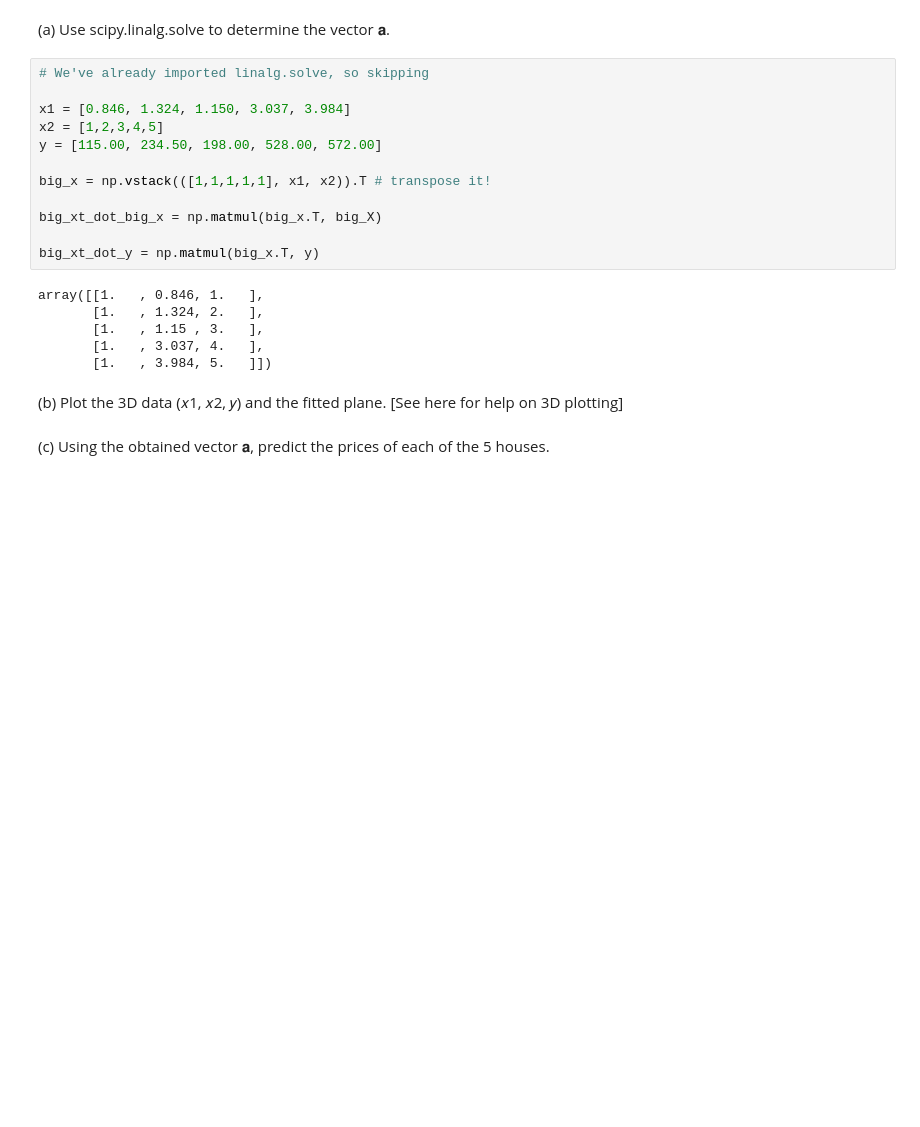
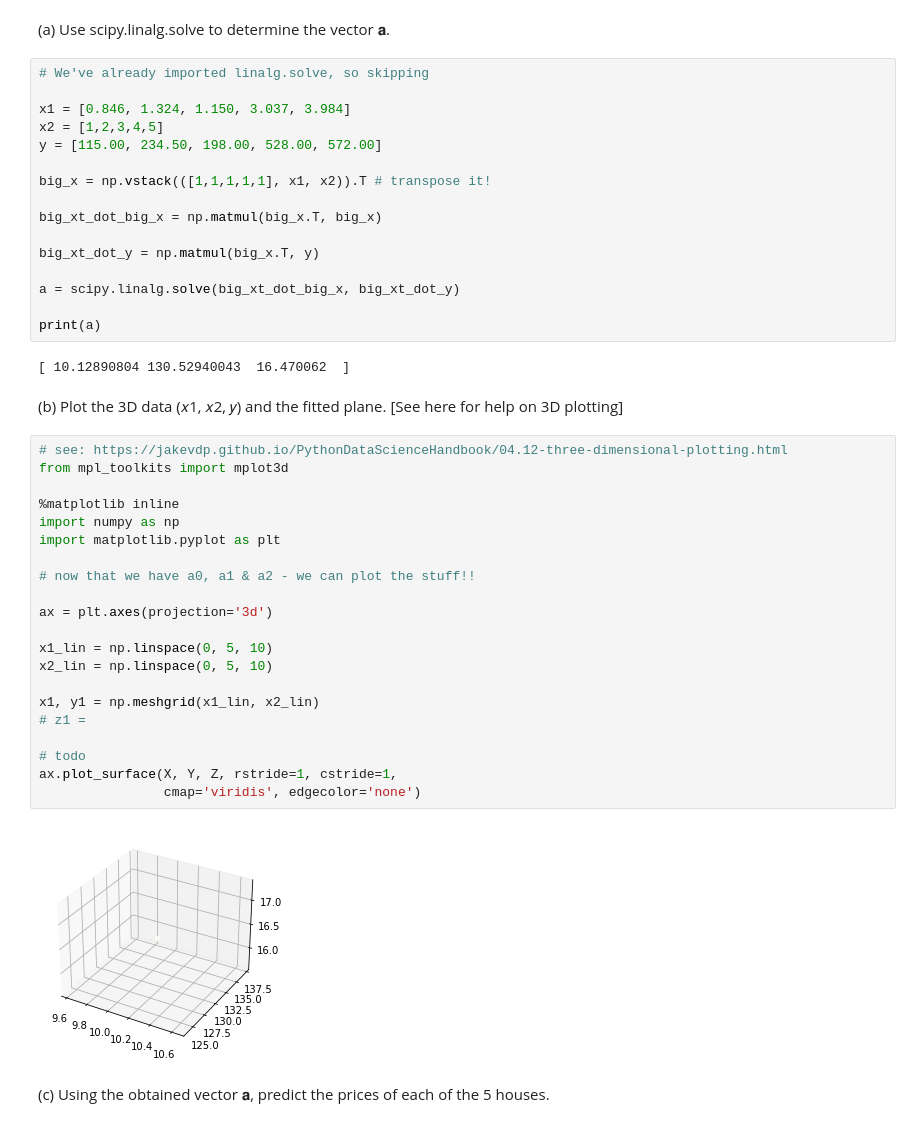
Before and after one commit to RealDyllon/cz1104, a Jupyter notebook: labs/lab1/Lab1_Solution.ipynb, the cells around one changed output. Saved outputs shown, nothing was run; the diff lists cells and outputs as text; blank space fills up the shorter version.

```diff
--- a/labs/lab1/Lab1_Solution.ipynb
+++ b/labs/lab1/Lab1_Solution.ipynb
@@ -222,17 +222,40 @@ y = [115.00, 234.50, 198.00, 528.00, 572.00]
 
 big_x = np.vstack(([1,1,1,1,1], x1, x2)).T # transpose it!
 
-big_xt_dot_big_x = np.matmul(big_x.T, big_X)
+big_xt_dot_big_x = np.matmul(big_x.T, big_x)
 
 big_xt_dot_y = np.matmul(big_x.T, y)
+
+a = scipy.linalg.solve(big_xt_dot_big_x, big_xt_dot_y)
+
+print(a)
 # %% [output]
-array([[1.   , 0.846, 1.   ],
-       [1.   , 1.324, 2.   ],
-       [1.   , 1.15 , 3.   ],
-       [1.   , 3.037, 4.   ],
-       [1.   , 3.984, 5.   ]])
+[ 10.12890804 130.52940043  16.470062  ]
 # %% [markdown]
 (b) Plot the 3D data (𝑥1, 𝑥2, 𝑦) and the fitted plane. [See here for help on 3D plotting]
+# %%
+# see: https://jakevdp.github.io/PythonDataScienceHandbook/04.12-three-dimensional-plotting.html
+from mpl_toolkits import mplot3d
+
+%matplotlib inline
+import numpy as np
+import matplotlib.pyplot as plt
+
+# now that we have a0, a1 & a2 - we can plot the stuff!!
+
+ax = plt.axes(projection='3d')
+
+x1_lin = np.linspace(0, 5, 10)
+x2_lin = np.linspace(0, 5, 10)
+
+x1, y1 = np.meshgrid(x1_lin, x2_lin)
+# z1 =
+
+# todo
+ax.plot_surface(X, Y, Z, rstride=1, cstride=1,
+                cmap='viridis', edgecolor='none')
+# %% [output]
+[figure, added]
 # %% [markdown]
 (c) Using the obtained vector 𝐚, predict the prices of each of the 5 houses.
 # %% [markdown]
```
